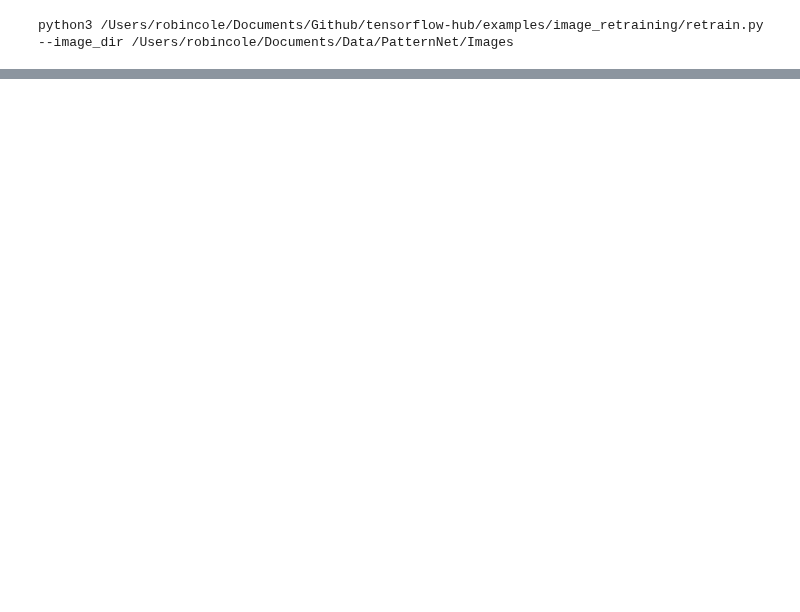
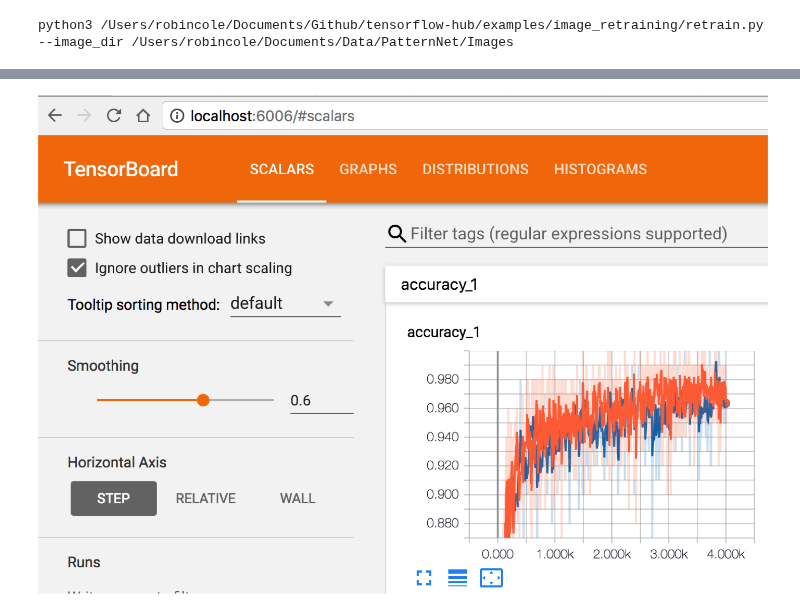
Before and after one commit to satellite-image-deep-learning/techniques, a Jupyter notebook: tensorflow/Tensorflow transfer learning 16-4-2018.ipynb, the cells around one changed output, grey strips where cells are left out. Cells and saved outputs as stored; diff of their text form; code cells hidden in the pictures; blank space fills up the shorter version.

```diff
--- a/tensorflow/Tensorflow transfer learning 16-4-2018.ipynb
+++ b/tensorflow/Tensorflow transfer learning 16-4-2018.ipynb
@@ -61,0 +76,4 @@ Start retrain at 11:55
+# %%
+Image("../resources/tensorboard.png", width=800)
+# %% [output]
+[figure, added]
```
Also changed, not shown: parts of 18 cells of this notebook, 5 other files.
